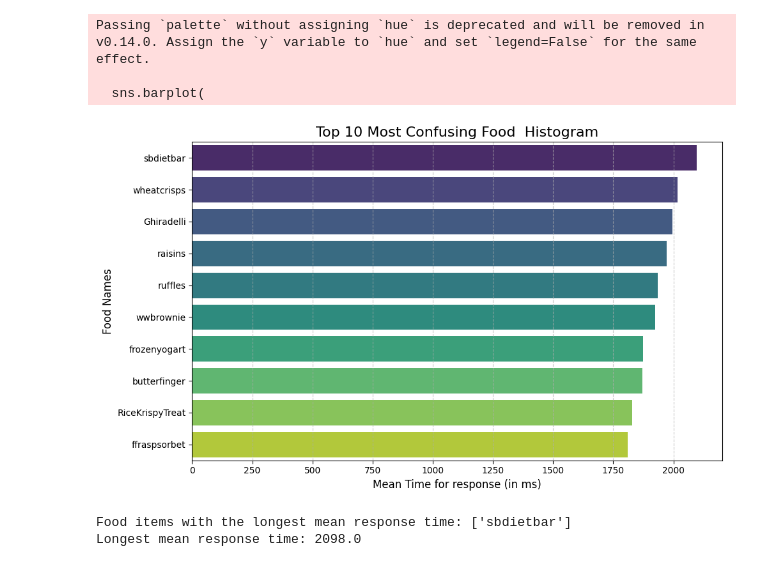
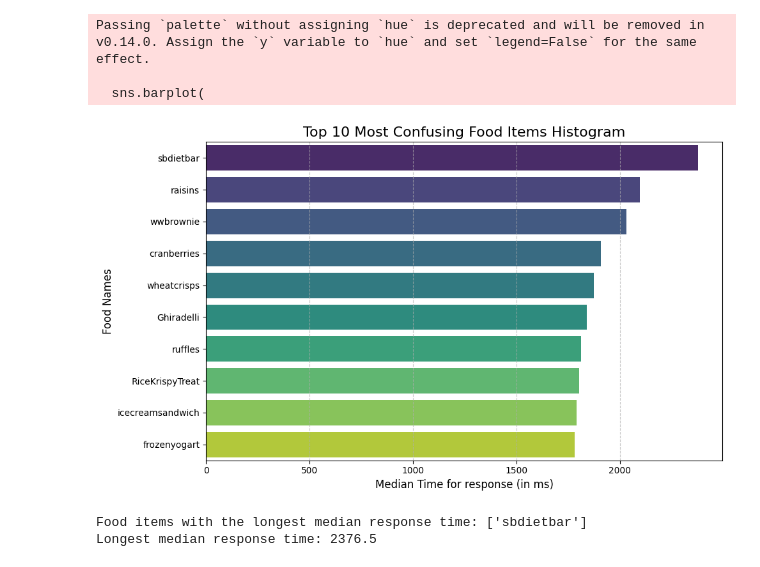
Before and after one commit to SachinJalan/RMCS-Project, a Jupyter notebook: Exploratory_track_3.ipynb, the cells around one changed output. Drawn from its saved outputs; the diff is of its cells as text; code cells hidden in the pictures.

```diff
--- a/Exploratory_track_3.ipynb
+++ b/Exploratory_track_3.ipynb
@@ -21,45 +21,45 @@ for i in range(len(files)):
             all_response_times[food] = []
         all_response_times[food].extend(group['stim_duration'].tolist())
 
-mean_response_times = {food: sum(times) / len(times) for food, times in all_response_times.items()}
-sorted_food_items = sorted(mean_response_times.items(), key=lambda x: x[1], reverse=True)
+median_response_times = {food: np.median(times) for food, times in all_response_times.items()}
+sorted_food_items = sorted(median_response_times.items(), key=lambda x: x[1], reverse=True)
 top_10_food_items = sorted_food_items[:10]
 food_names = [item[0] for item in top_10_food_items]
-mean_times = [item[1] for item in top_10_food_items]
+median_times = [item[1] for item in top_10_food_items]
 # %%
-data = pd.DataFrame({"Food": food_names, "Frequency": mean_times})
+data = pd.DataFrame({"Food": food_names, "Frequency": median_times})
 
 # Plot the horizontal bar chart
 plt.figure(figsize=(10, 6))
 sns.barplot(
     data=data,
     y="Food",
     x="Frequency",
     palette="viridis"
 )
 
 # Add labels and title
 plt.title("Top 10 Most Confusing Food Items Histogram", fontsize=16)
-plt.xlabel("Mean Time for response (in ms)", fontsize=12)
+plt.xlabel("Median Time for response (in ms)", fontsize=12)
 plt.ylabel("Food Names", fontsize=12)
 plt.grid(axis="x", linestyle="--", alpha=0.7)
 
 # Show the plot
 plt.tight_layout()
 plt.show()
 
-# Find the food item(s) with the longest mean response time
-max_mean_time = max(mean_response_times.values())
-longest_mean_foods = [food for food, mean_time in mean_response_times.items() if mean_time == max_mean_time]
+# Find the food item(s) with the longest median response time
+max_mean_time = max(median_response_times.values())
+longest_mean_foods = [food for food, mean_time in median_response_times.items() if mean_time == max_mean_time]
 
 # Output the results
 #print(all_response_times)
-print("Food items with the longest mean response time:", longest_mean_foods)
-print("Longest mean response time:", max_mean_time)
+print("Food items with the longest median response time:", longest_mean_foods)
+print("Longest median response time:", max_mean_time)
 # %% [output]
 Passing `palette` without assigning `hue` is deprecated and will be removed in v0.14.0. Assign the `y` variable to `hue` and set `legend=False` for the same effect.
 
   sns.barplot(
-[figure, old version]
+[figure, new version]
-Food items with the longest mean response time: ['sbdietbar']
-Longest mean response time: 2098.0
+Food items with the longest median response time: ['sbdietbar']
+Longest median response time: 2376.5
```
